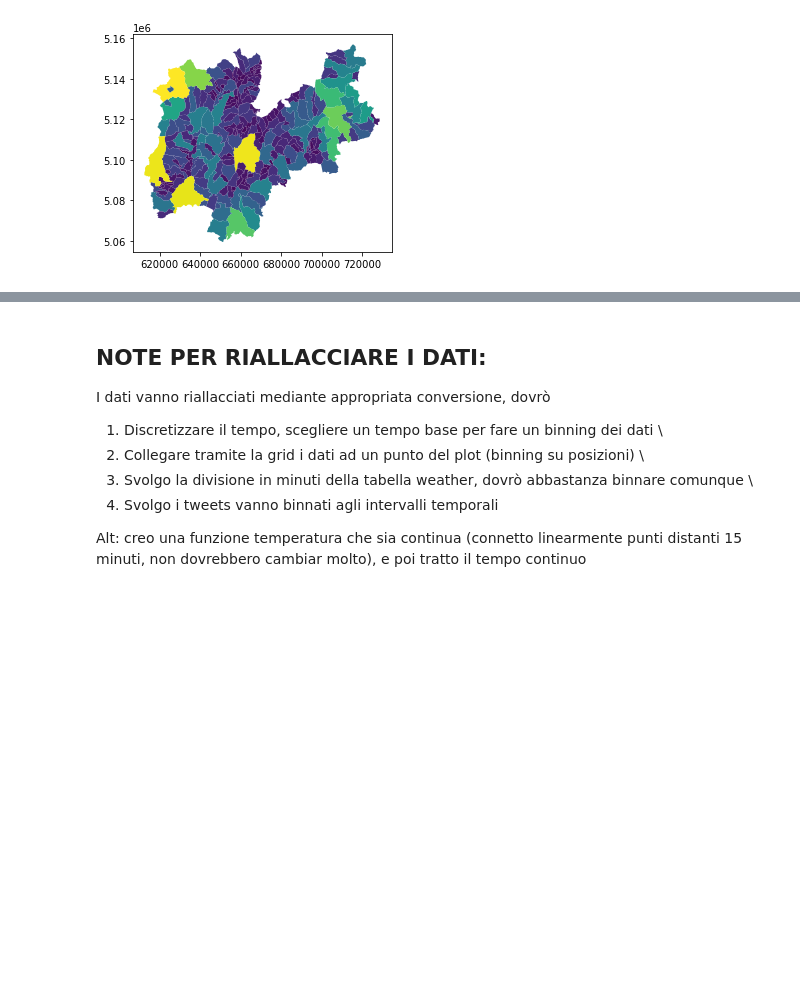
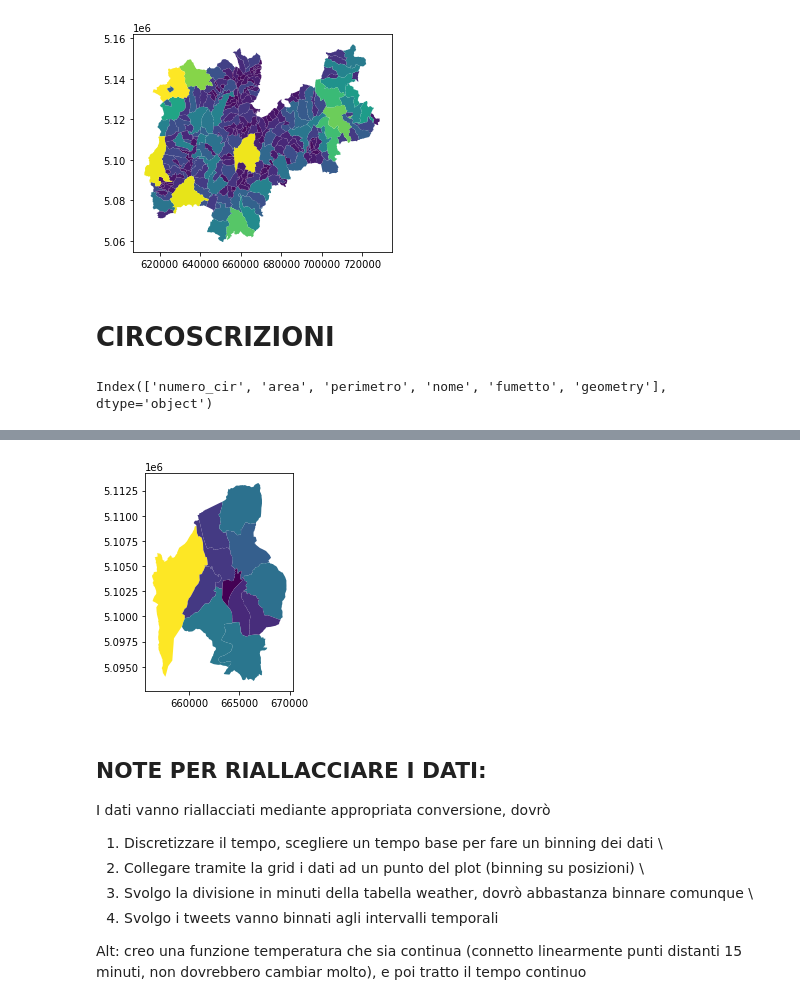
Before and after one commit to devix2/IntroToDS_FinalProject, a Jupyter notebook: SocialPulse(noCC)/Import Dati.ipynb, the cells around one changed output, grey strips where cells are left out. Saved outputs shown, nothing was run; the diff lists cells and outputs as text; code cells hidden in the pictures; blank space fills up the shorter version.

```diff
--- a/SocialPulse(noCC)/Import Dati.ipynb
+++ b/SocialPulse(noCC)/Import Dati.ipynb
@@ -237,3 +223,15 @@ adm_reg.plot("Shape_Area")
 # %% [output]
 <AxesSubplot:>
 [figure]
+# %% [markdown]
+# CIRCOSCRIZIONI
+# %%
+#Friendship ended with database del prof, database della provincia is now my best friend
+circ=m_d.safe_import('circoscrizioni')
+
+circ.plot("area")
+circ=circ.sort_values("numero_cir").reset_index()
+circ.drop(columns=["index", "numero_cir"], inplace=True)
+circ
+# %% [output]
+Index(['numero_cir', 'area', 'perimetro', 'nome', 'fumetto', 'geometry'], dtype='object')
@@ -239,0 +251 @@ adm_reg.plot("Shape_Area")
+[figure, added]
```
Also changed, not shown: parts of 13 cells of this notebook, 3 other files.
